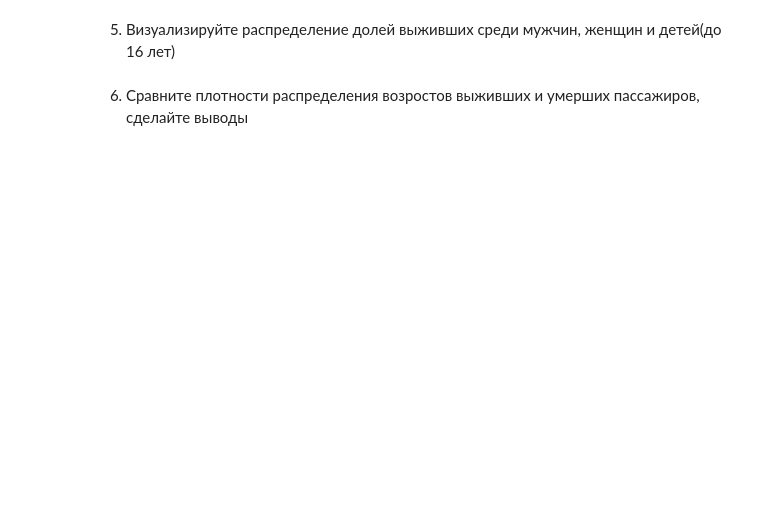
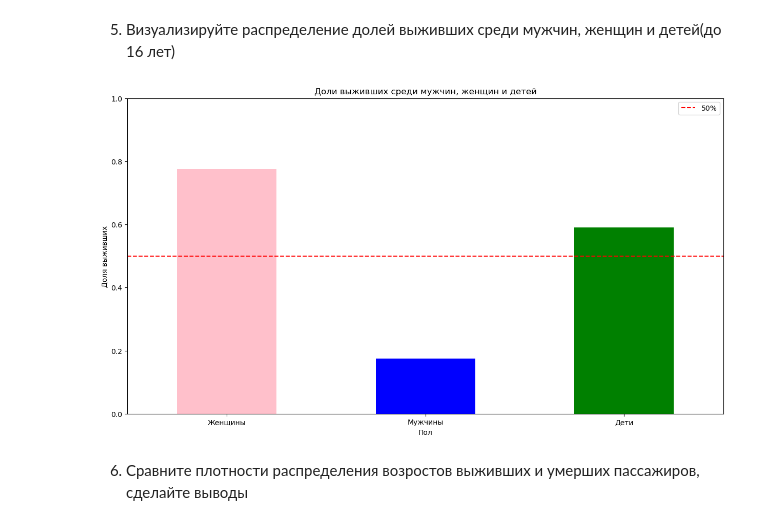
Before and after one commit to ivanboitsov/ML-Practise, a Jupyter notebook: Labs/Lab01/Lab1-5.ipynb, the cells around one changed output. Cells and saved outputs as stored; diff of their text form; code cells hidden in the pictures; blank space fills up the shorter version.

```diff
--- a/Labs/Lab01/Lab1-5.ipynb
+++ b/Labs/Lab01/Lab1-5.ipynb
@@ -401,4 +467,26 @@ print("Выживаемость молодых мужчин:", yong_man, '\n'
 # %% [markdown]
 5. Визуализируйте распределение долей выживших среди мужчин, женщин и детей(до 16 лет)
+# %%
+plt.figure(figsize=(15, 8))
+
+woman = df[(df['Sex'] == 'female') & (df['Age'] >= 16)]['Survived'].mean()
+man = df[(df['Sex'] == 'male') & (df['Age'] >= 16)]['Survived'].mean()
+kids = df[df['Age'] < 16]["Survived"].mean()
+
+
+survival_rates = pd.Series({'Женщины': woman, 'Мужчины': man, 'Дети': kids})
+
+survival_rates.plot(kind='bar', color=['pink', 'blue', 'green'])
+
+plt.title('Доли выживших среди мужчин, женщин и детей')
+plt.xlabel('Пол')
+plt.ylabel('Доля выживших')
+plt.xticks(rotation=0)
+plt.ylim(0, 1)
+plt.axhline(0.5, color='red', linestyle='--', label='50%')
+plt.legend()
+plt.show()
+# %% [output]
+[figure, added]
 # %% [markdown]
 6. Сравните плотности распределения возростов выживших и умерших пассажиров, сделайте выводы
```
Also changed, not shown: parts of 13 cells of this notebook.
